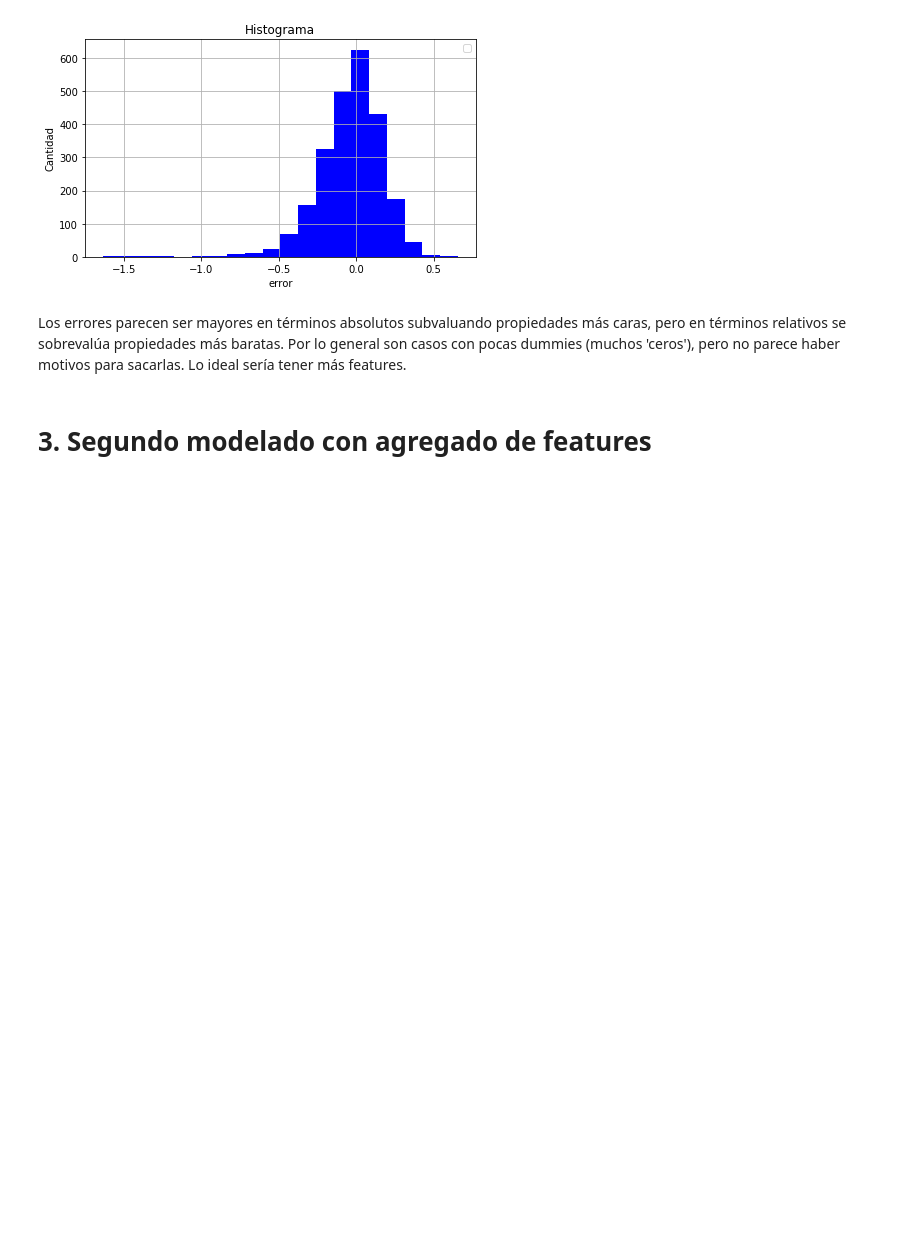
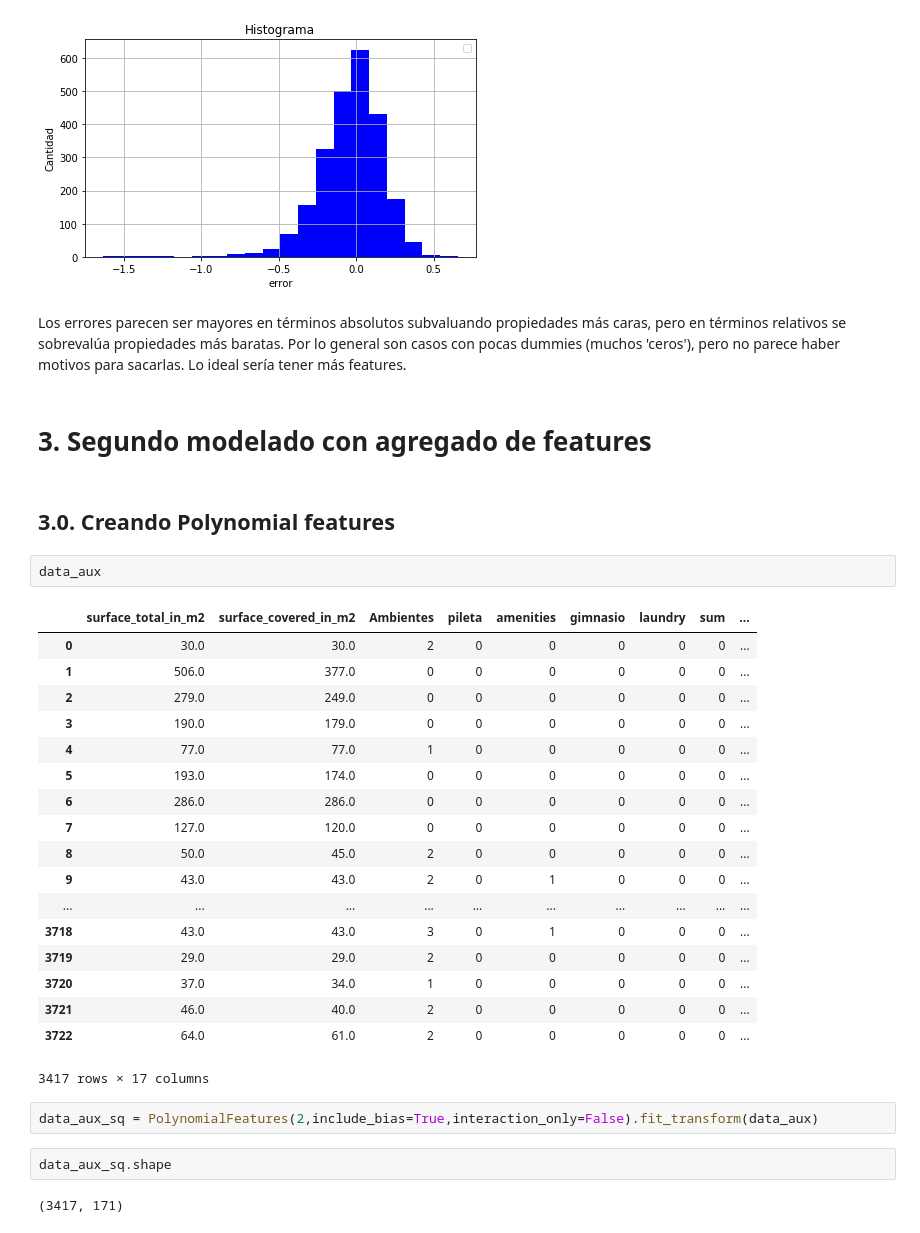
Before and after one commit to GabrielCasal/Digital_House, a Jupyter notebook: parte 2 juan.ipynb, the cells around one changed output. Saved outputs shown, nothing was run; the diff lists cells and outputs as text; blank space fills up the shorter version.

```diff
--- a/parte 2 juan.ipynb
+++ b/parte 2 juan.ipynb
@@ -419,3 +442,32 @@ Text(0.5,1,'Histograma')
 Los errores parecen ser mayores en términos absolutos subvaluando propiedades más caras, pero en términos relativos se sobrevalúa propiedades más baratas. Por lo general son casos con pocas dummies (muchos 'ceros'), pero no parece haber motivos para sacarlas. Lo ideal sería tener más features.
 # %% [markdown]
 # 3. Segundo modelado con agregado de features
+# %% [markdown]
+## 3.0. Creando Polynomial features
+# %%
+data_aux
+# %% [output]
+|  | surface_total_in_m2 | surface_covered_in_m2 | Ambientes | pileta | amenities | gimnasio | laundry | sum | ... |
+| 0 | 30.0 | 30.0 | 2 | 0 | 0 | 0 | 0 | 0 | ... |
+| 1 | 506.0 | 377.0 | 0 | 0 | 0 | 0 | 0 | 0 | ... |
+| 2 | 279.0 | 249.0 | 0 | 0 | 0 | 0 | 0 | 0 | ... |
+| 3 | 190.0 | 179.0 | 0 | 0 | 0 | 0 | 0 | 0 | ... |
+| 4 | 77.0 | 77.0 | 1 | 0 | 0 | 0 | 0 | 0 | ... |
+| 5 | 193.0 | 174.0 | 0 | 0 | 0 | 0 | 0 | 0 | ... |
+| 6 | 286.0 | 286.0 | 0 | 0 | 0 | 0 | 0 | 0 | ... |
+| 7 | 127.0 | 120.0 | 0 | 0 | 0 | 0 | 0 | 0 | ... |
+| 8 | 50.0 | 45.0 | 2 | 0 | 0 | 0 | 0 | 0 | ... |
+| 9 | 43.0 | 43.0 | 2 | 0 | 1 | 0 | 0 | 0 | ... |
+| ... | ... | ... | ... | ... | ... | ... | ... | ... | ... |
+| 3718 | 43.0 | 43.0 | 3 | 0 | 1 | 0 | 0 | 0 | ... |
+| 3719 | 29.0 | 29.0 | 2 | 0 | 0 | 0 | 0 | 0 | ... |
+| 3720 | 37.0 | 34.0 | 1 | 0 | 0 | 0 | 0 | 0 | ... |
+| 3721 | 46.0 | 40.0 | 2 | 0 | 0 | 0 | 0 | 0 | ... |
+| 3722 | 64.0 | 61.0 | 2 | 0 | 0 | 0 | 0 | 0 | ... |
+3417 rows × 17 columns
+# %%
+data_aux_sq = PolynomialFeatures(2,include_bias=True,interaction_only=False).fit_transform(data_aux)
+# %%
+data_aux_sq.shape
+# %% [output]
+(3417, 171)
```
Also changed, not shown: parts of 26 cells of this notebook, 3 other files.
